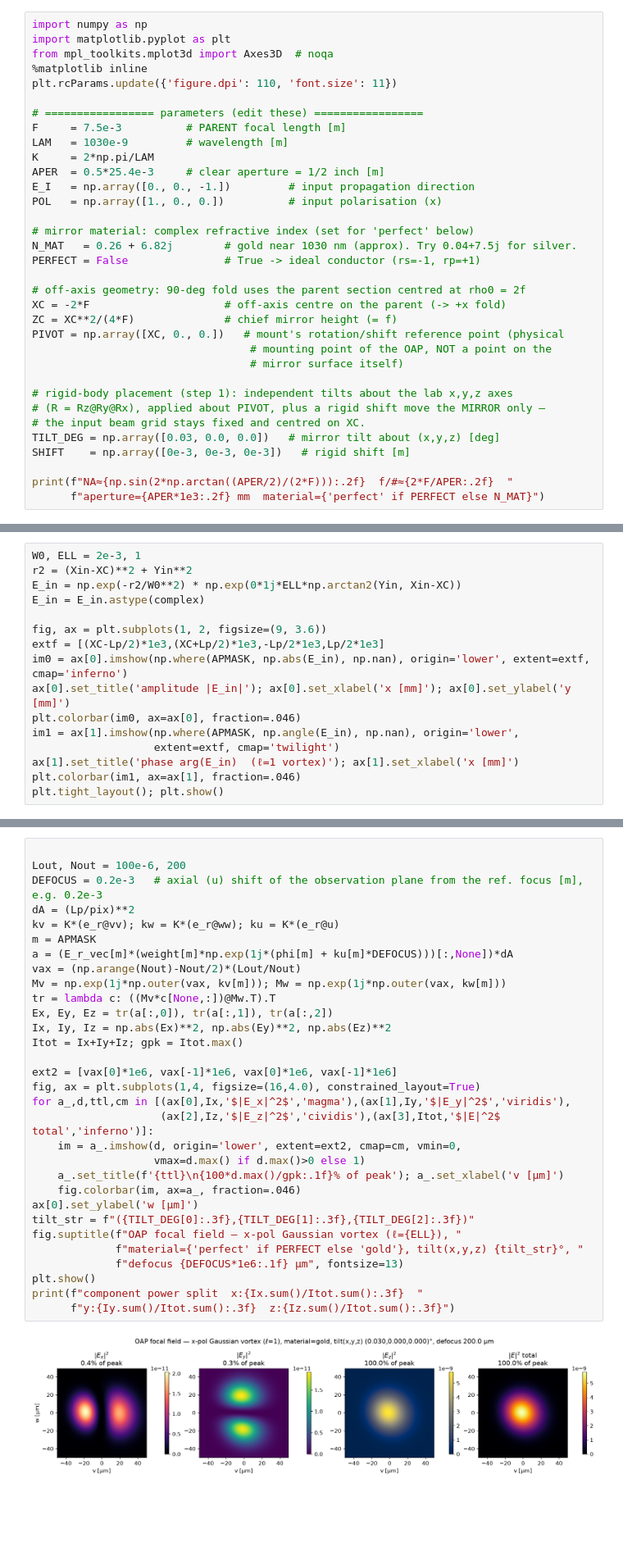
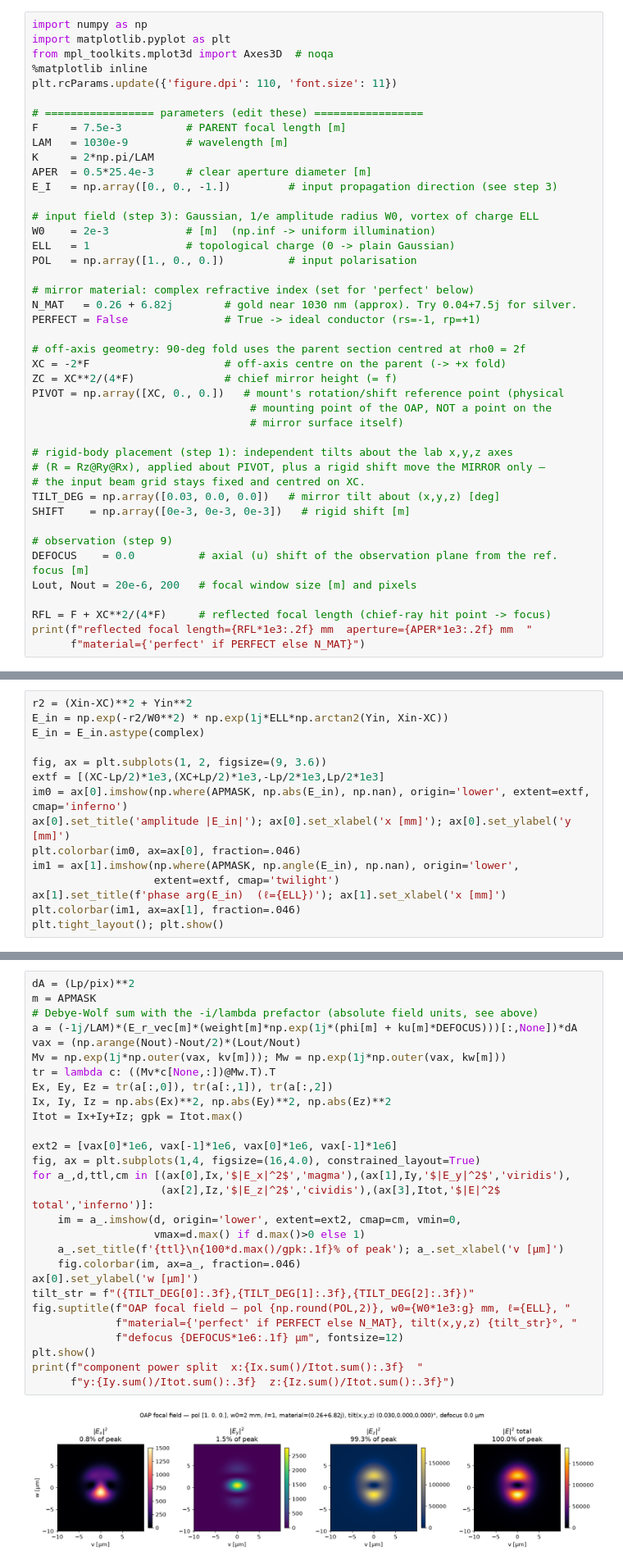
Before and after one commit to bruhduh726/90-degrees-off-axis-parabolic-mirror-aberrations, a Jupyter notebook: OAP_method_stepbystep.ipynb, the cells around one changed output, grey strips where cells are left out. Shown at 82% size. Cells and saved outputs as stored; diff of their text form; blank space fills up the shorter version.

```diff
--- a/OAP_method_stepbystep.ipynb
+++ b/OAP_method_stepbystep.ipynb
@@ -37,9 +37,13 @@ plt.rcParams.update({'figure.dpi': 110, 'font.size': 11})
 F     = 7.5e-3          # PARENT focal length [m]
 LAM   = 1030e-9         # wavelength [m]
 K     = 2*np.pi/LAM
-APER  = 0.5*25.4e-3     # clear aperture = 1/2 inch [m]
-E_I   = np.array([0., 0., -1.])         # input propagation direction
-POL   = np.array([1., 0., 0.])          # input polarisation (x)
+APER  = 0.5*25.4e-3     # clear aperture diameter [m]
+E_I   = np.array([0., 0., -1.])         # input propagation direction (see step 3)
+
+# input field (step 3): Gaussian, 1/e amplitude radius W0, vortex of charge ELL
+W0    = 2e-3            # [m]  (np.inf -> uniform illumination)
+ELL   = 1               # topological charge (0 -> plain Gaussian)
+POL   = np.array([1., 0., 0.])          # input polarisation
 
 # mirror material: complex refractive index (set for 'perfect' below)
 N_MAT   = 0.26 + 6.82j        # gold near 1030 nm (approx). Try 0.04+7.5j for silver.
@@ -58,6 +62,11 @@ PIVOT = np.array([XC, 0., 0.])   # mount's rotation/shift reference point (physi
 TILT_DEG = np.array([0.03, 0.0, 0.0])   # mirror tilt about (x,y,z) [deg]
 SHIFT    = np.array([0e-3, 0e-3, 0e-3])   # rigid shift [m]
 
-print(f"NA≈{np.sin(2*np.arctan((APER/2)/(2*F))):.2f}  f/#≈{2*F/APER:.2f}  "
-      f"aperture={APER*1e3:.2f} mm  material={'perfect' if PERFECT else N_MAT}")
+# observation (step 9)
+DEFOCUS    = 0.0          # axial (u) shift of the observation plane from the ref. focus [m]
+Lout, Nout = 20e-6, 200   # focal window size [m] and pixels
+
+RFL = F + XC**2/(4*F)     # reflected focal length (chief-ray hit point -> focus)
+print(f"reflected focal length={RFL*1e3:.2f} mm  aperture={APER*1e3:.2f} mm  "
+      f"material={'perfect' if PERFECT else N_MAT}")
 # %% [output]
@@ -188,7 +214,6 @@ $(x_c,y_c)=(X_C,0)$; here $\ell=1$.
 # %%
-W0, ELL = 2e-3, 1
 r2 = (Xin-XC)**2 + Yin**2
-E_in = np.exp(-r2/W0**2) * np.exp(0*1j*ELL*np.arctan2(Yin, Xin-XC))
+E_in = np.exp(-r2/W0**2) * np.exp(1j*ELL*np.arctan2(Yin, Xin-XC))
 E_in = E_in.astype(complex)
 
 fig, ax = plt.subplots(1, 2, figsize=(9, 3.6))
@@ -198,7 +223,7 @@ ax[0].set_title('amplitude |E_in|'); ax[0].set_xlabel('x [mm]'); ax[0].set_ylabe
 plt.colorbar(im0, ax=ax[0], fraction=.046)
 im1 = ax[1].imshow(np.where(APMASK, np.angle(E_in), np.nan), origin='lower',
                    extent=extf, cmap='twilight')
-ax[1].set_title('phase arg(E_in)  (ℓ=1 vortex)'); ax[1].set_xlabel('x [mm]')
+ax[1].set_title(f'phase arg(E_in)  (ℓ={ELL})'); ax[1].set_xlabel('x [mm]')
 plt.colorbar(im1, ax=ax[1], fraction=.046)
 plt.tight_layout(); plt.show()
 # %% [output]
@@ -409,33 +487,30 @@ positive moves it further from the mirror.
 # %%
-
-Lout, Nout = 100e-6, 200
-DEFOCUS = 0.2e-3   # axial (u) shift of the observation plane from the ref. focus [m], e.g. 0.2e-3
 dA = (Lp/pix)**2
-kv = K*(e_r@vv); kw = K*(e_r@ww); ku = K*(e_r@u)
 m = APMASK
-a = (E_r_vec[m]*(weight[m]*np.exp(1j*(phi[m] + ku[m]*DEFOCUS)))[:,None])*dA
+# Debye-Wolf sum with the -i/lambda prefactor (absolute field units, see above)
+a = (-1j/LAM)*(E_r_vec[m]*(weight[m]*np.exp(1j*(phi[m] + ku[m]*DEFOCUS)))[:,None])*dA
 vax = (np.arange(Nout)-Nout/2)*(Lout/Nout)
 Mv = np.exp(1j*np.outer(vax, kv[m])); Mw = np.exp(1j*np.outer(vax, kw[m]))
 tr = lambda c: ((Mv*c[None,:])@Mw.T).T
 Ex, Ey, Ez = tr(a[:,0]), tr(a[:,1]), tr(a[:,2])
 Ix, Iy, Iz = np.abs(Ex)**2, np.abs(Ey)**2, np.abs(Ez)**2
 Itot = Ix+Iy+Iz; gpk = Itot.max()
 
 ext2 = [vax[0]*1e6, vax[-1]*1e6, vax[0]*1e6, vax[-1]*1e6]
 fig, ax = plt.subplots(1,4, figsize=(16,4.0), constrained_layout=True)
 for a_,d,ttl,cm in [(ax[0],Ix,'$|E_x|^2$','magma'),(ax[1],Iy,'$|E_y|^2$','viridis'),
                     (ax[2],Iz,'$|E_z|^2$','cividis'),(ax[3],Itot,'$|E|^2$ total','inferno')]:
     im = a_.imshow(d, origin='lower', extent=ext2, cmap=cm, vmin=0,
                    vmax=d.max() if d.max()>0 else 1)
     a_.set_title(f'{ttl}\n{100*d.max()/gpk:.1f}% of peak'); a_.set_xlabel('v [µm]')
     fig.colorbar(im, ax=a_, fraction=.046)
 ax[0].set_ylabel('w [µm]')
 tilt_str = f"({TILT_DEG[0]:.3f},{TILT_DEG[1]:.3f},{TILT_DEG[2]:.3f})"
-fig.suptitle(f"OAP focal field — x-pol Gaussian vortex (ℓ={ELL}), "
-             f"material={'perfect' if PERFECT else 'gold'}, tilt(x,y,z) {tilt_str}°, "
-             f"defocus {DEFOCUS*1e6:.1f} µm", fontsize=13)
+fig.suptitle(f"OAP focal field — pol {np.round(POL,2)}, w0={W0*1e3:g} mm, ℓ={ELL}, "
+             f"material={'perfect' if PERFECT else N_MAT}, tilt(x,y,z) {tilt_str}°, "
+             f"defocus {DEFOCUS*1e6:.1f} µm", fontsize=12)
 plt.show()
 print(f"component power split  x:{Ix.sum()/Itot.sum():.3f}  "
       f"y:{Iy.sum()/Itot.sum():.3f}  z:{Iz.sum()/Itot.sum():.3f}")
 # %% [output]
-[figure, old version]
+[figure, new version]
```
Also changed, not shown: parts of 15 cells of this notebook, 5 other files.
